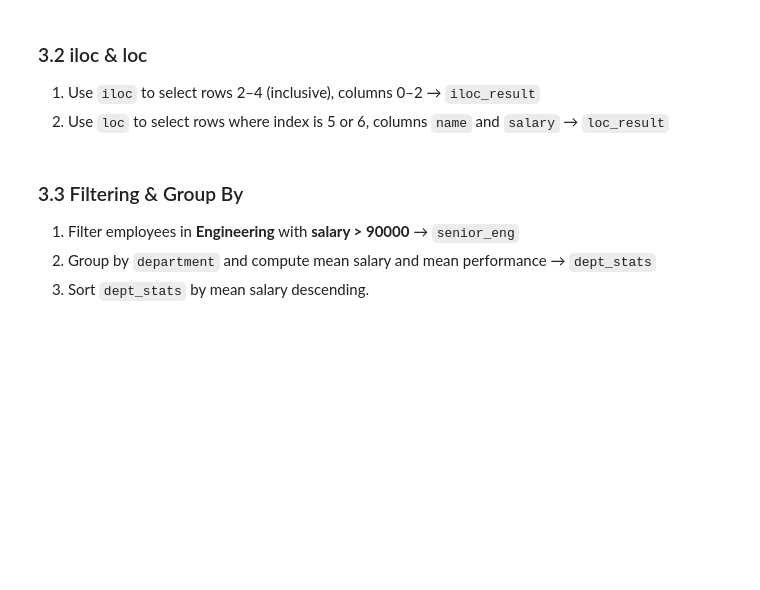
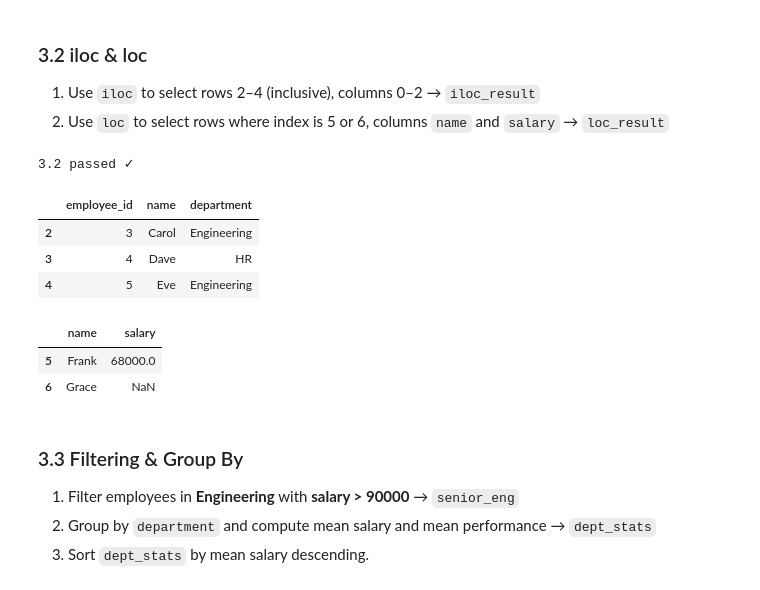
Before and after one commit to autadegayatri/Celebal_CEI_Assignments, a Jupyter notebook: week1_Gayatri_Autade.ipynb, the cells around one changed output. Cells and saved outputs as stored; diff of their text form; code cells hidden in the pictures; blank space fills up the shorter version.

```diff
--- a/week1_Gayatri_Autade.ipynb
+++ b/week1_Gayatri_Autade.ipynb
@@ -272,14 +272,23 @@ name_dept_df type: DataFrame
 1. Use `iloc` to select rows 2–4 (inclusive), columns 0–2 → `iloc_result`
 2. Use `loc` to select rows where index is 5 or 6, columns `name` and `salary` → `loc_result`
 # %%
-iloc_result = None  # YOUR CODE HERE
-loc_result  = None  # YOUR CODE HERE
+iloc_result = df.iloc[2:5, 0:3]  # Extract rows 2 to 4 and columns 0 and 3
+loc_result  = df.loc[[5, 6], ['name', 'salary']]
 
 assert iloc_result.shape == (3, 3)
 assert list(loc_result.columns) == ['name', 'salary']
 print("3.2 passed ✓")
 display(iloc_result)
 display(loc_result)
+# %% [output]
+3.2 passed ✓
+|  | employee_id | name | department |
+| 2 | 3 | Carol | Engineering |
+| 3 | 4 | Dave | HR |
+| 4 | 5 | Eve | Engineering |
+|  | name | salary |
+| 5 | Frank | 68000.0 |
+| 6 | Grace | NaN |
 # %% [markdown]
 ### 3.3 Filtering & Group By
 
```
Also changed, not shown: parts of 8 cells of this notebook.
